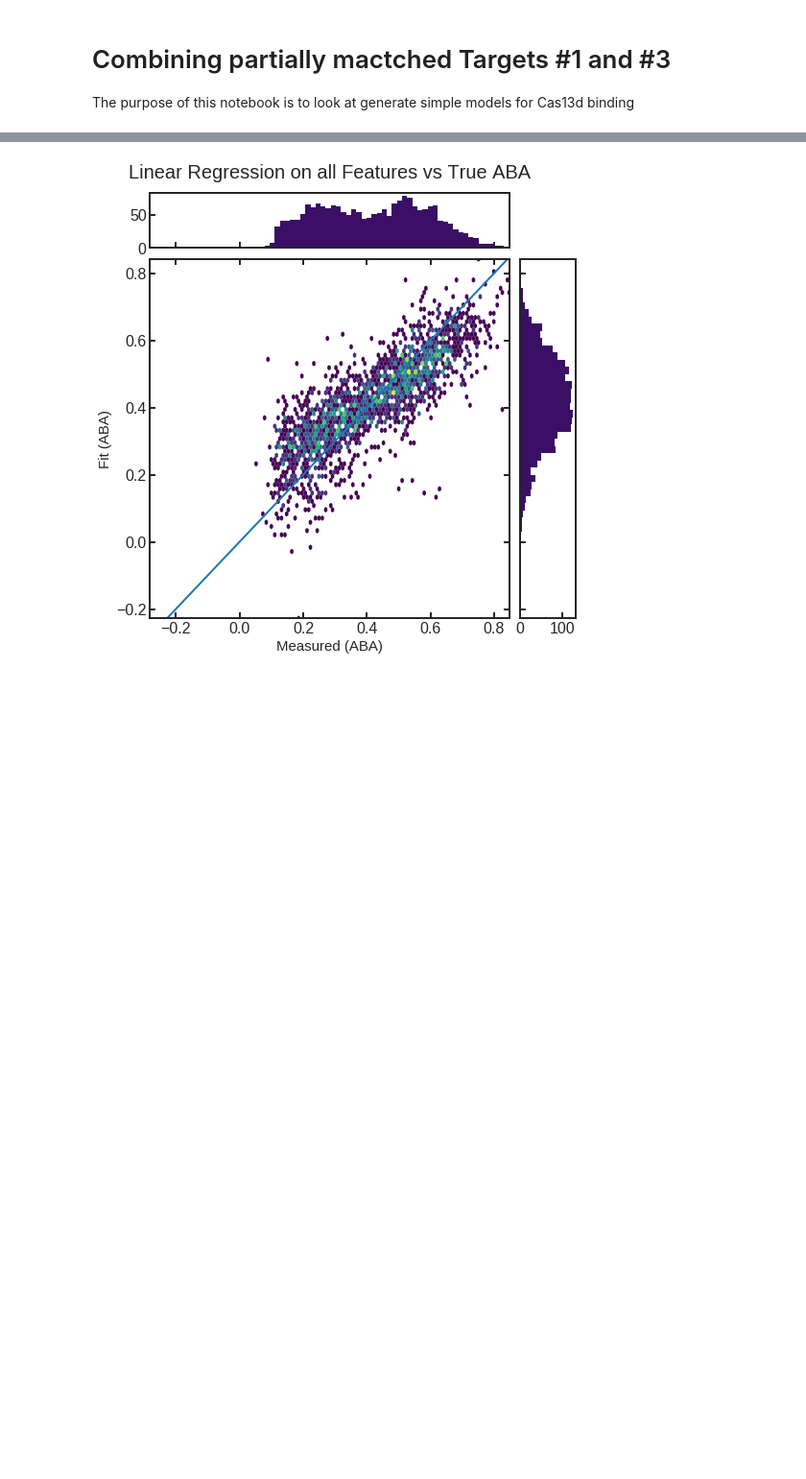
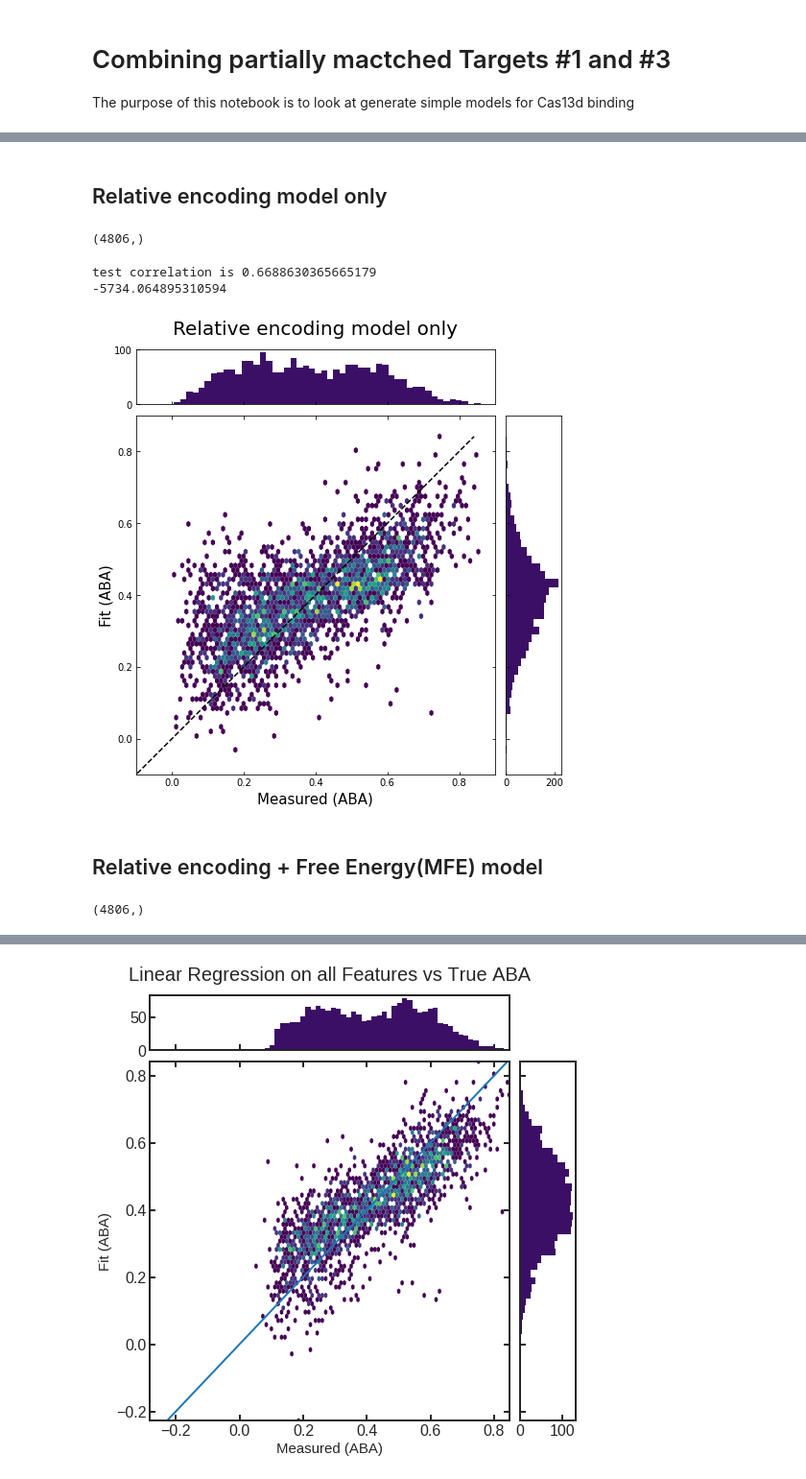
Before and after one commit to jamikuo/RNA-CHAMP, a Jupyter notebook: cas13d_modeling/cas13d_binding_modeling.ipynb, the cells around one changed output, grey strips where cells are left out. Shown at 96% size. Drawn from its saved outputs; the diff is of its cells as text; code cells hidden in the pictures; blank space fills up the shorter version.

```diff
--- a/cas13d_modeling/cas13d_binding_modeling.ipynb
+++ b/cas13d_modeling/cas13d_binding_modeling.ipynb
@@ -660,0 +222,2 @@ print(regr.aic)
+# %% [markdown]
+## Relative encoding model only
@@ -660,0 +255,43 @@ print(regr.aic)
+# %%
+df1_encoding, aba1 = create_matrix(df1, perfect_sequence = target1)
+df3_encoding, aba3 = create_matrix(df3, perfect_sequence = target3)
+
+combined_encoding = np.concatenate((df1_encoding, df3_encoding), axis=0)
+
+combined_aba = np.concatenate((aba1, aba3), axis=0)
+combined_aba.shape
+# %% [output]
+(4806,)
+# %%
+#The model is trained on half of the dataset and tested on the rest
+#just to show that we aren't really over-fitting
+
+X,y = combined_encoding, combined_aba
+
+X, y = shuffle(X,y)
+cutoff = int(len(combined_aba)/2)
+
+X_train = X[:cutoff]
+y_train = y[:cutoff]
+
+X_test = X[cutoff:]
+y_test = y[cutoff:]
+
+reg = linear_model.Ridge(alpha=1)
+reg.fit(X_train, y_train)
+
+predicted_output = reg.predict(X_test)
+display(predicted_output, y_test, title="Relative encoding model only")
+corr, p_value = pearsonr(predicted_output, y_test)
+print("test correlation is",corr)
+ENC_CORR = corr
+
+regr = OLS(y, add_constant(X)).fit()
+model1 = regr.aic
+print(regr.aic)
+# %% [output]
+test correlation is 0.6688630365665179
+-5734.064895310594
+[figure, added]
+# %% [markdown]
+## Relative encoding + Free Energy(MFE) model
@@ -660,0 +328,10 @@ print(regr.aic)
+# %%
+df1_encoding, aba1 = create_matrix2(df1, perfect_sequence = target1)
+df3_encoding, aba3 = create_matrix2(df3, perfect_sequence = target3)
+
+combined_encoding = np.concatenate((df1_encoding, df3_encoding), axis=0)
+
+combined_aba = np.concatenate((aba1, aba3), axis=0)
+combined_aba.shape
+# %% [output]
+(4806,)
```
Also changed, not shown: parts of 66 cells of this notebook.
